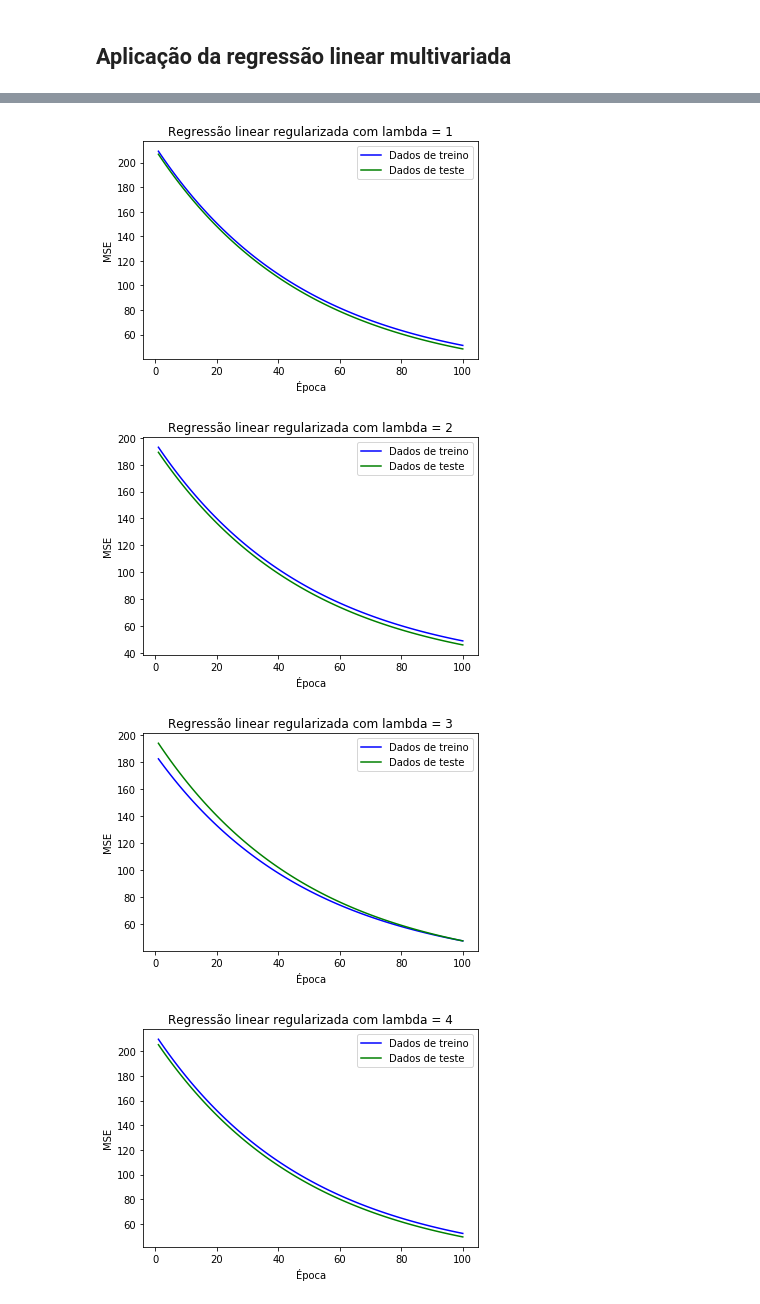
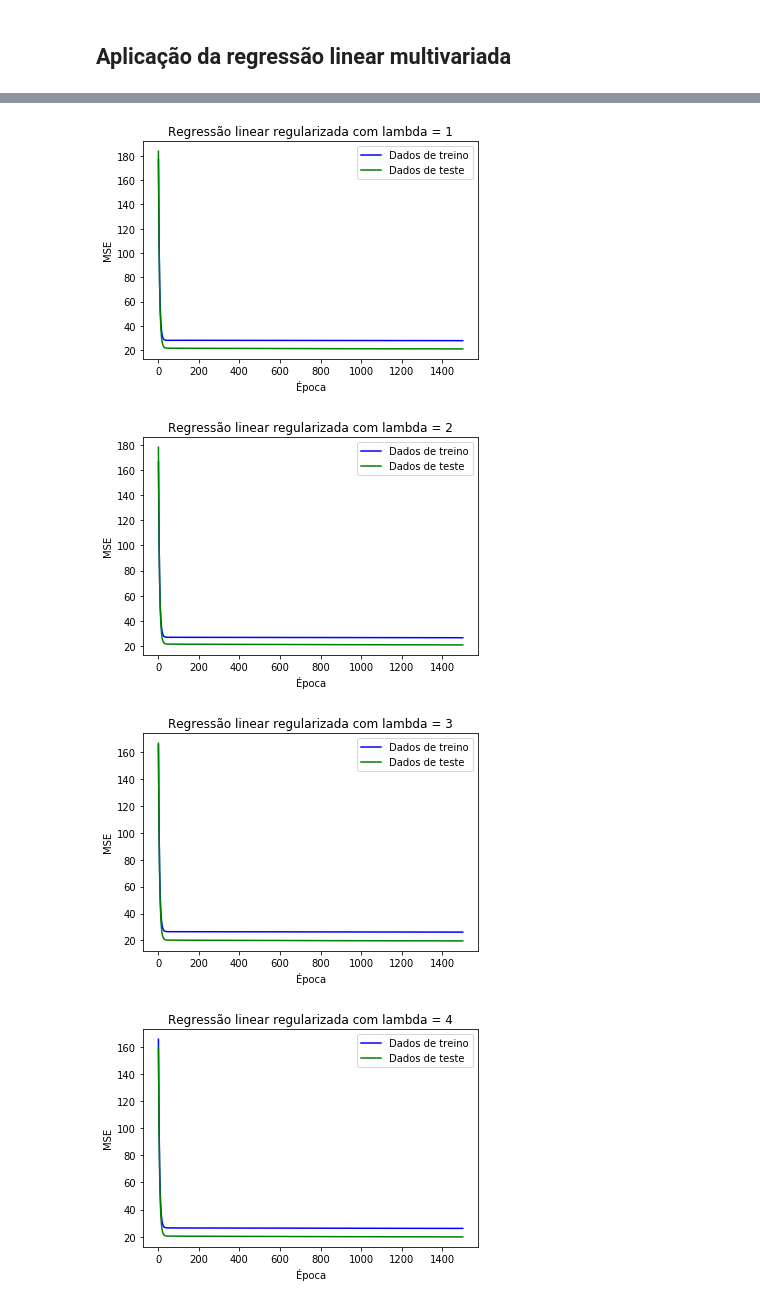
Before and after one commit to RobsonT/Atividades-machine-learning, a Jupyter notebook: Atividade 1/main.ipynb, the cells around one changed output, grey strips where cells are left out. Saved outputs shown, nothing was run; the diff lists cells and outputs as text; code cells hidden in the pictures.

```diff
--- a/Atividade 1/main.ipynb
+++ b/Atividade 1/main.ipynb
@@ -125,9 +125,9 @@ X_train, X_test, y_train, y_test = train_test_split(X, y, shuffle=True, test_siz
 ## Aplicação da regressão linear multivariada
 # %%
 model5 = MLR()
-model6 = MLRGD(learning_rate=0.009, epochs=1100, save_epoch_mse=True)
-model7 = MLRSGD(learning_rate=0.001, epochs=50, save_epoch_mse=True)
-model8 = RMLR(learning_rate=0.1, epochs=1000, _lambda = 1, save_epoch_mse=False)
+model6 = MLRGD(learning_rate=0.99, epochs=1900, save_epoch_mse=True)
+model7 = MLRSGD(learning_rate=0.009, epochs=1400, save_epoch_mse=True)
+model8 = RMLR(learning_rate=0.09, epochs=1500, _lambda = 1, save_epoch_mse=False)
 metrics = Metrics()
 # %%
 model5.fit(X_train, y_train)
@@ -238,25 +238,25 @@ O metodo que utiliza gradiente descendente estocástico converge mais rapidament
 # %%
 mse = np.array([])
 _lambda = 6
 
 for l in range(1, _lambda):
-    model = RMLR(learning_rate=0.01, epochs=100, _lambda = l, save_epoch_mse=True)
+    model = RMLR(learning_rate=0.09, epochs=1500, _lambda = l, save_epoch_mse=True)
     model.fit(X_train, y_train)
 
     plt.plot(range(1,model.epochs+1), model.mse, color='blue', label='Dados de treino')
 
-    model1 = RMLR(learning_rate=0.01, epochs=100, _lambda = l, save_epoch_mse=True)
+    model1 = RMLR(learning_rate=0.09, epochs=1500, _lambda = l, save_epoch_mse=True)
     model1.fit(X_test, y_test)
 
     plt.plot(range(1,model1.epochs+1), model1.mse, color='green', label='Dados de teste')
 
     plt.title("Regressão linear regularizada com lambda = {}".format(l))
     plt.xlabel("Época")
     plt.ylabel("MSE")
     plt.legend()
     plt.show()
 # %% [output]
-[figure, old version]
+[figure, new version]
-[figure, old version]
+[figure, new version]
-[figure, old version]
+[figure, new version]
-[figure, old version]
+[figure, new version]
```
Also changed, not shown: parts of 14 cells of this notebook, 8 other files.
